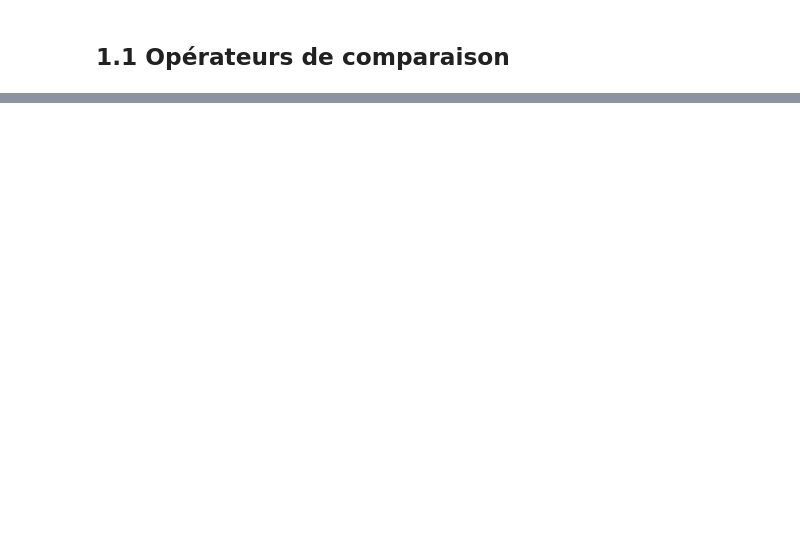
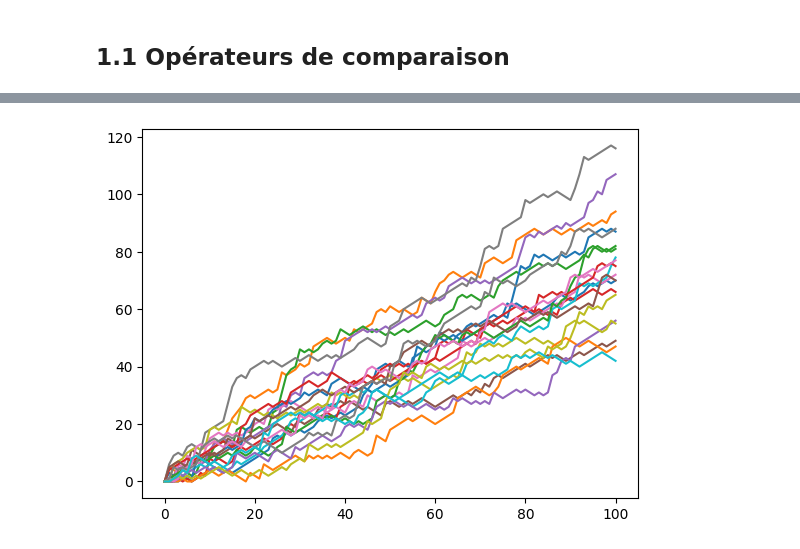
Before and after one commit to Maxencegu/python-datascience, a Jupyter notebook: assignments/td07_mp1_etude_de_cas_et_mini_projet/td07_correction.ipynb, the cells around one changed output, grey strips where cells are left out. Cells and saved outputs as stored; diff of their text form; code cells hidden in the pictures; blank space fills up the shorter version.

```diff
--- a/assignments/td07_mp1_etude_de_cas_et_mini_projet/td07_correction.ipynb
+++ b/assignments/td07_mp1_etude_de_cas_et_mini_projet/td07_correction.ipynb
@@ -1244,0 +443,36 @@ display(HTML('<a href="https://forms.gle/quJhqGE9syv3YtYJ9" target="_blank"><but
+# %%
+# Numpy, Matplotlib and seed
+import numpy as np
+import matplotlib.pyplot as plt
+np.random.seed(123)
+
+# clear the plot so it doesn't get cluttered if you run this many times
+plt.clf()
+
+# Simulate random walk 20 times
+all_walks = []
+for i in range(20) :
+    random_walk = [0]
+    for x in range(100) :
+        step = random_walk[-1]
+        dice = np.random.randint(1,7)
+        if dice <= 2:
+            step = max(0, step - 1)
+        elif dice <= 5:
+            step = step + 1
+        else:
+            step = step + np.random.randint(1,7)
+
+        # Implement clumsiness
+        if np.random.rand() <= 0.001 :
+            step = 0
+
+        random_walk.append(step)
+    all_walks.append(random_walk)
+
+# Create and plot np_aw_t
+np_aw_t = np.transpose(np.array(all_walks))
+plt.plot(np_aw_t)
+plt.show()
+# %% [output]
+[figure, added]
```
Also changed, not shown: parts of 114 cells of this notebook, 3 other files.
